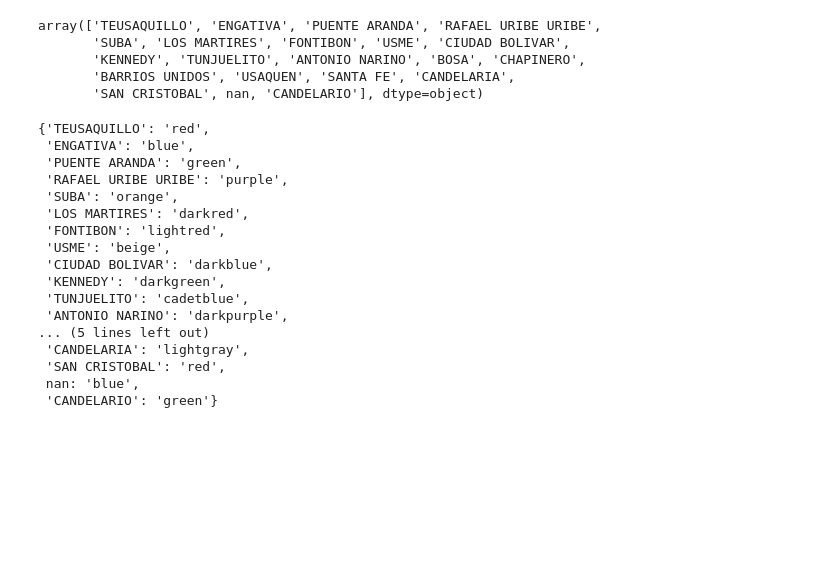
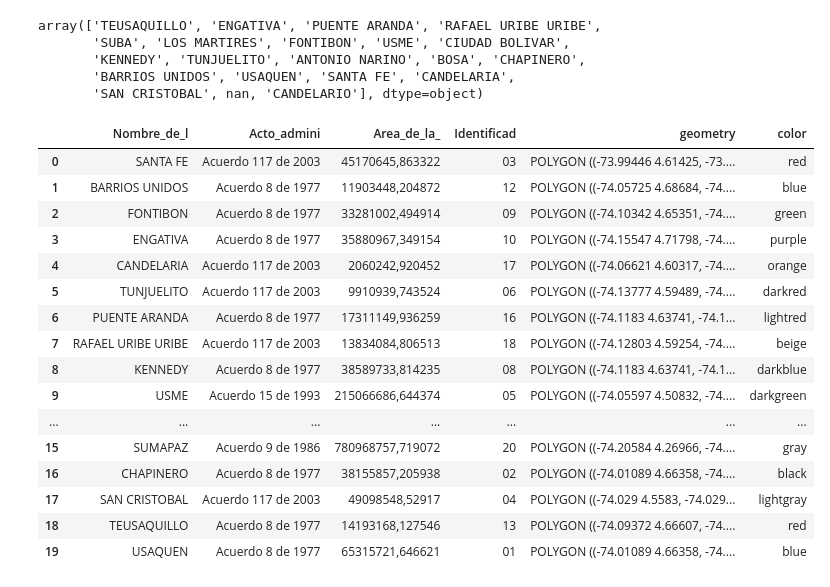
Before and after one commit to dosquisd/AccidentalRiskAnalysis, a Jupyter notebook: src/001_load_data.ipynb, the cells around one changed output. Cells and saved outputs as stored; diff of their text form; code cells hidden in the pictures; blank space fills up the shorter version.

Commit message:
chore: make more tests using folium

```diff
--- a/src/001_load_data.ipynb
+++ b/src/001_load_data.ipynb
@@ -169,12 +151,14 @@ locality_color = dict(
     (loc, folium_colors[i % len(folium_colors)]) for i, loc in enumerate(localities)
 )
 
+# Plot points with nan locality
 for i, coordinates in enumerate(geo_df_list):
     # Place the markers with the popup labels and data
     locality = gdf["LOCALIDAD"].iloc[i]
     if locality is np.nan:
-        icon = folium.Icon(color="white")
+        icon = folium.Icon(color="darkblue")
     else:
+        continue
         icon = folium.Icon(color=locality_color[locality])
 
     bogota_map.add_child(
@@ -197,23 +181,52 @@ for i, coordinates in enumerate(geo_df_list):
             icon=icon,
         )
     )
+
+
+# Plot polygons of each locality
+"""
+for _, r in df.iterrows():
+    # Without simplifying the representation of each borough,
+    # the map might not be displayed
+    sim_geo = gpd.GeoSeries(r["geometry"]).simplify(tolerance=0.001)
+    geo_j = sim_geo.to_json()
+    geo_j = folium.GeoJson(data=geo_j, style_function=lambda x: {"fillColor": "orange"})
+    folium.Popup(r["BoroName"]).add_to(geo_j)
+    geo_j.add_to(m)
+"""
+
+localities = gpd.read_file("./data/raw/poligonos-localidades.zip")
+localities["color"] = [folium_colors[i % len(folium_colors)] for i in range(len(localities))]
+
+for i, locality in localities.iterrows():
+    sim_geo = gpd.GeoSeries(locality['geometry']).simplify(tolerance=0.001)
+    geo_j = sim_geo.to_json()
+    folium.GeoJson(
+        data=geo_j,
+        style_function=lambda x, color=locality['color']: {
+            'fillColor': color,
+            'color': color,
+            'fillOpacity': 0.3,
+            'weight': 0.5,
+        }
+    ).add_to(bogota_map)
-# %%
-locality_color
-# %% [output]
-{'TEUSAQUILLO': 'red',
- 'ENGATIVA': 'blue',
- 'PUENTE ARANDA': 'green',
- 'RAFAEL URIBE URIBE': 'purple',
- 'SUBA': 'orange',
- 'LOS MARTIRES': 'darkred',
- 'FONTIBON': 'lightred',
- 'USME': 'beige',
- 'CIUDAD BOLIVAR': 'darkblue',
- 'KENNEDY': 'darkgreen',
- 'TUNJUELITO': 'cadetblue',
- 'ANTONIO NARINO': 'darkpurple',
-... (5 lines left out)
- 'CANDELARIA': 'lightgray',
- 'SAN CRISTOBAL': 'red',
- nan: 'blue',
- 'CANDELARIO': 'green'}
+# %%
+localities
+# %% [output]
+|  | Nombre_de_l | Acto_admini | Area_de_la_ | Identificad | geometry | color |
+| 0 | SANTA FE | Acuerdo 117 de 2003 | 45170645,863322 | 03 | POLYGON ((-73.99446 4.61425, -73.... | red |
+| 1 | BARRIOS UNIDOS | Acuerdo 8 de 1977 | 11903448,204872 | 12 | POLYGON ((-74.05725 4.68684, -74.... | blue |
+| 2 | FONTIBON | Acuerdo 8 de 1977 | 33281002,494914 | 09 | POLYGON ((-74.10342 4.65351, -74.... | green |
+| 3 | ENGATIVA | Acuerdo 8 de 1977 | 35880967,349154 | 10 | POLYGON ((-74.15547 4.71798, -74.... | purple |
+| 4 | CANDELARIA | Acuerdo 117 de 2003 | 2060242,920452 | 17 | POLYGON ((-74.06621 4.60317, -74.... | orange |
+| 5 | TUNJUELITO | Acuerdo 117 de 2003 | 9910939,743524 | 06 | POLYGON ((-74.13777 4.59489, -74.... | darkred |
+| 6 | PUENTE ARANDA | Acuerdo 8 de 1977 | 17311149,936259 | 16 | POLYGON ((-74.1183 4.63741, -74.1... | lightred |
+| 7 | RAFAEL URIBE URIBE | Acuerdo 117 de 2003 | 13834084,806513 | 18 | POLYGON ((-74.12803 4.59254, -74.... | beige |
+| 8 | KENNEDY | Acuerdo 8 de 1977 | 38589733,814235 | 08 | POLYGON ((-74.1183 4.63741, -74.1... | darkblue |
+| 9 | USME | Acuerdo 15 de 1993 | 215066686,644374 | 05 | POLYGON ((-74.05597 4.50832, -74.... | darkgreen |
+| ... | ... | ... | ... | ... | ... | ... |
+| 15 | SUMAPAZ | Acuerdo 9 de 1986 | 780968757,719072 | 20 | POLYGON ((-74.20584 4.26966, -74.... | gray |
+| 16 | CHAPINERO | Acuerdo 8 de 1977 | 38155857,205938 | 02 | POLYGON ((-74.01089 4.66358, -74.... | black |
+| 17 | SAN CRISTOBAL | Acuerdo 117 de 2003 | 49098548,52917 | 04 | POLYGON ((-74.029 4.5583, -74.029... | lightgray |
+| 18 | TEUSAQUILLO | Acuerdo 8 de 1977 | 14193168,127546 | 13 | POLYGON ((-74.09372 4.66607, -74.... | red |
+| 19 | USAQUEN | Acuerdo 8 de 1977 | 65315721,646621 | 01 | POLYGON ((-74.01089 4.66358, -74.... | blue |
```
Also changed, not shown: parts of 4 cells of this notebook, 1 other file.
